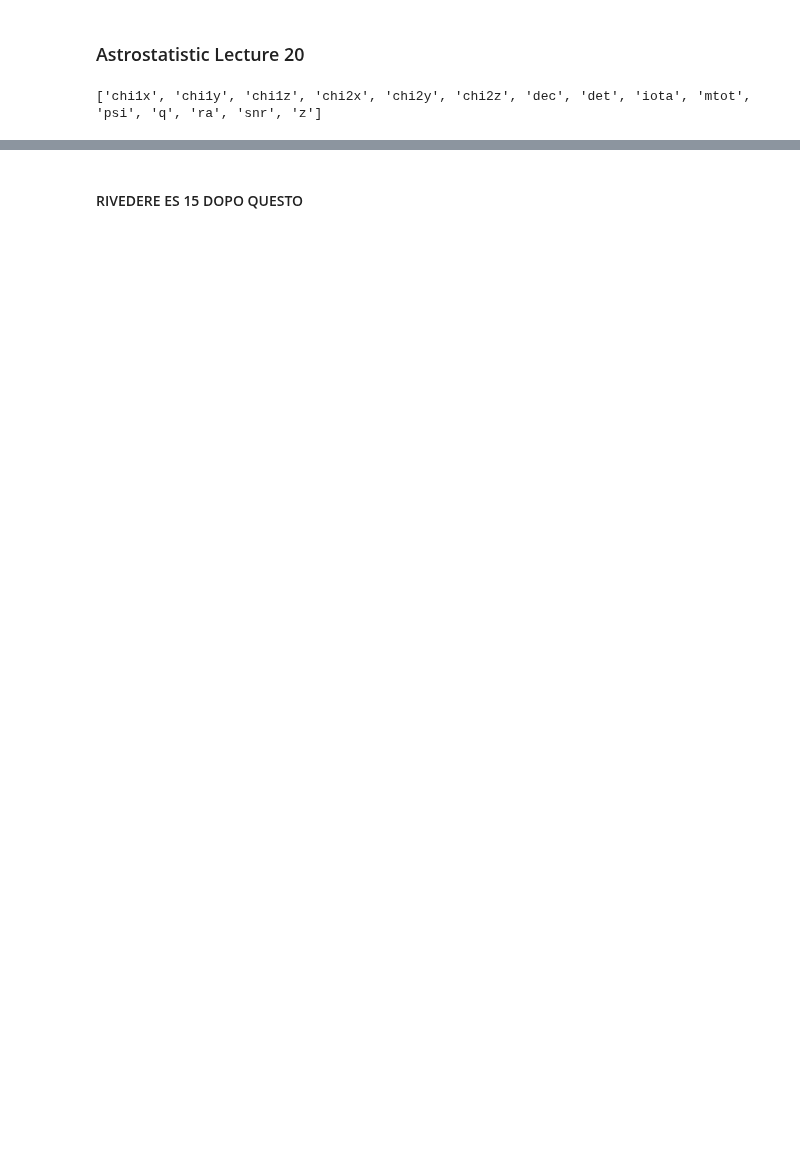
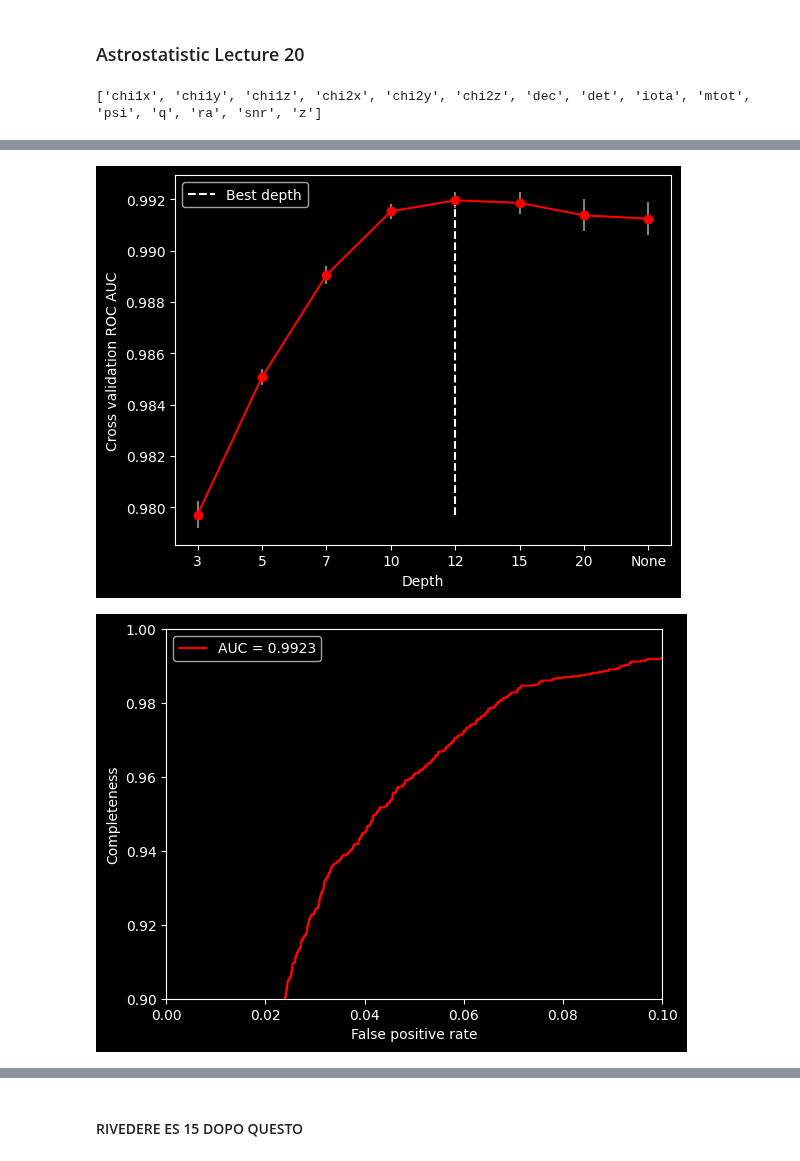
Before and after one commit to RiccardoFanton/astrostatistics_bicocca_2026, a Jupyter notebook: working/Lecture_20.ipynb, the cells around one changed output, grey strips where cells are left out. Drawn from its saved outputs; the diff is of its cells as text; code cells hidden in the pictures; blank space fills up the shorter version.

```diff
--- a/working/Lecture_20.ipynb
+++ b/working/Lecture_20.ipynb
@@ -73,0 +119,36 @@ for d in tqdm(range(2,16)):
+# %%
+# plot the results score vs depth
+res = grid_search.cv_results_
+plt.errorbar(range(len(depths)), res['mean_test_score'], yerr=res['std_test_score'],
+             marker='o', color='red', ecolor='gray')
+plt.vlines(np.argmax(res['mean_test_score']), min(res['mean_test_score']), max(res['mean_test_score']), linestyles='--', color='white', label='Best depth')
+plt.xticks(range(len(depths)), [str(d) for d in depths])
+plt.xlabel('Depth')
+plt.ylabel('Cross validation ROC AUC')
+plt.legend()
+plt.show()
+
+#now we can use the test set
+clf = grid_search.best_estimator_          #done for the best depth after cross validation
+p_val = clf.predict_proba(X_test)[:, 1]
+
+fpr, tpr, _ = roc_curve(y_test, p_val)      #fpr (false positive rate), tpr (true positive rate) aka completeness, AUC (area under curve)
+auc = roc_auc_score(y_test, p_val)
+plt.plot(fpr, tpr, color='red', label=f'AUC = {auc:.4f}')
+plt.xlabel('False positive rate')
+plt.ylabel('Completeness')
+plt.xlim(0, 0.1)        #zoomed on the corner
+plt.ylim(0.9, 1.0)
+plt.legend()
+plt.show()
+
+#Now plot completeness and convadiation as a function of the threshold
+prec, rec, thr = precision_recall_curve(y_test, p_val)      #precision, recall, threshold
+plt.plot(thr, rec[:-1], color='red', label='completeness')
+plt.plot(thr, 1 - prec[:-1], color='white', label='contamination')
+plt.xlabel('threshold')
+plt.legend()
+plt.show()
+# %% [output]
+[figure, added]
+[figure, added]
```
Also changed, not shown: parts of 8 cells of this notebook.
